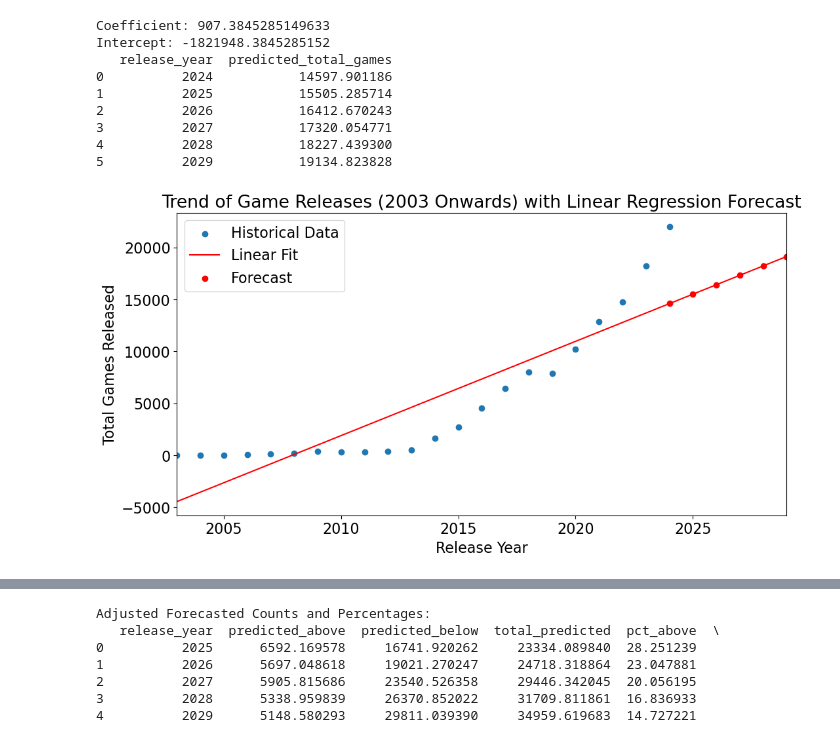
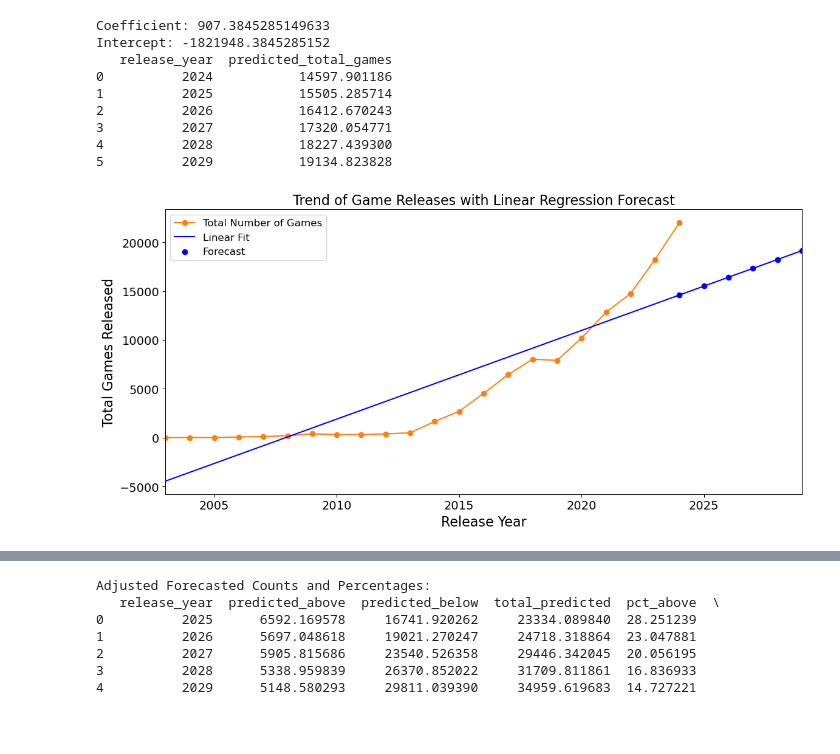
Before and after one commit to KianBahia/Steam-Data-Science-Report, a Jupyter notebook: attempt2.ipynb, the cells around one changed output, grey strips where cells are left out. Cells and saved outputs as stored; diff of their text form; code cells hidden in the pictures.

Commit message:
saving graph updates

```diff
--- a/attempt2.ipynb
+++ b/attempt2.ipynb
@@ -283,20 +283,30 @@ Intercept: -1821948.3845285152
 4          2028           18227.439300
 5          2029           19134.823828
 # %%
-
 # Plot the historical data and extended regression line with forecasts
 plt.figure(figsize=(12, 6))
-plt.scatter(total_games_2003['release_year'], total_games_2003['total_games'], label='Historical Data')
-plt.plot(all_years, all_predictions, color='red', label='Linear Fit')
-plt.scatter(forecast_df['release_year'], forecast_df['predicted_total_games'], marker='o', color='red', label='Forecast')
-plt.xlabel('Release Year')
-plt.ylabel('Total Games Released')
-plt.title('Trend of Game Releases (2003 Onwards) with Linear Regression Forecast')
+
+# Plot the total number of games line (historical data)
+plt.plot(total_games['release_year'], total_games['total_games'], marker='o', color='#ff7f0f', label="Total Number of Games")
+
+# Plot the regression line and forecast
+plt.plot(all_years, all_predictions, color='blue', label='Linear Fit')
+plt.scatter(forecast_df['release_year'], forecast_df['predicted_total_games'], marker='o', color='blue', label='Forecast')
+
+plt.xlabel('Release Year', fontsize=16)
+plt.ylabel('Total Games Released', fontsize=16)
+plt.title('Trend of Game Releases with Linear Regression Forecast', fontsize=16)
 plt.xlim(2003, 2029)
-plt.legend()
+plt.legend(fontsize=12)
+
+# Increase font sizes for tick labels
+plt.tick_params(axis='both', which='major', labelsize=14)
+
+plt.tight_layout()
+plt.savefig('regression.pdf', format='pdf', bbox_inches='tight')
 plt.show()
 # %% [output]
-[figure, old version]
+[figure, new version]
 # %%
 # --- Step 1: Filter Data from 2003 Onwards and Aggregate ---
 total_games_2003 = total_games[total_games['release_year'] >= 2003].copy()
```
Also changed, not shown: parts of 1 cell of this notebook, 2 other files.
